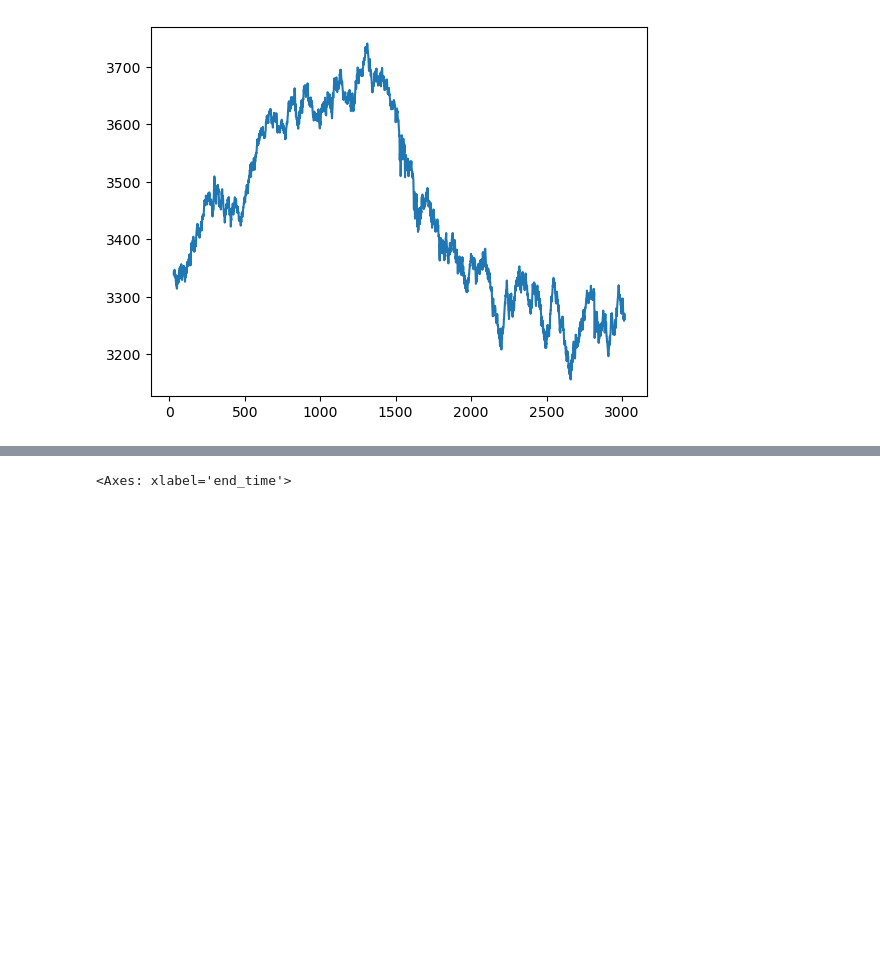
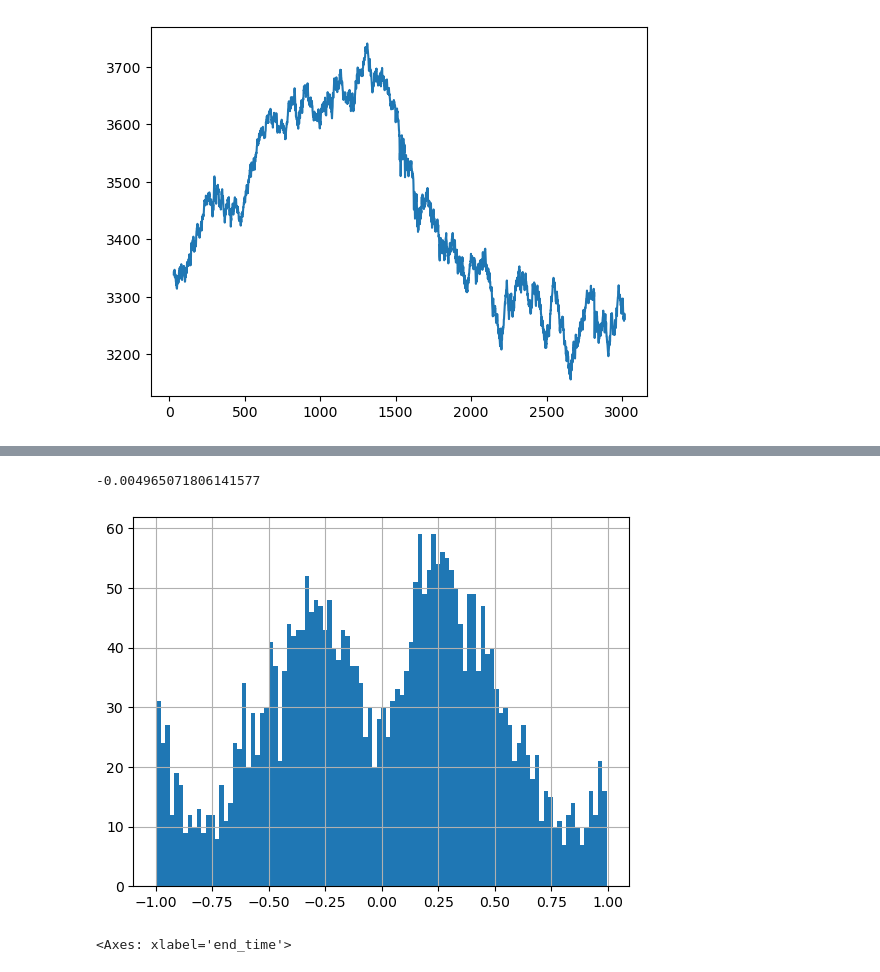
Before and after one commit to aamingaa/crypto-trade, a Jupyter notebook: strategy/fusion/hourly_pipeline.ipynb, the cells around one changed output, grey strips where cells are left out. Drawn from its saved outputs; the diff is of its cells as text; code cells hidden in the pictures; blank space fills up the shorter version.

```diff
--- a/strategy/fusion/hourly_pipeline.ipynb
+++ b/strategy/fusion/hourly_pipeline.ipynb
@@ -1081,5 +1110,29 @@ Index(['int_trade_vwap', 'int_trade_volume_sum', 'int_trade_dollar_sum',
        'interval_end', 'close'],
       dtype='object')
+# %%
+# ofi_roll_sum_max_mean = ta.MA(ofi_roll_sum_max,10)
+# ofi_roll_sum_max_std = ta.STDDEV(ofi_roll_sum_max,10)
+# ofi_roll_sum_max_norm = (ofi_roll_sum_max - ofi_roll_sum_max_mean) / ofi_roll_sum_max_std / 3
+# ofi_roll_sum_max_norm.hist(bins=100)
+
+ofi_roll_sum_max = X2_y_pd.ofi_roll_sum_max
+q1 = ofi_roll_sum_max.rolling(100).quantile(0.10)
+q3 = ofi_roll_sum_max.rolling(100).quantile(0.90)
+iqr = q3 - q1
+upper_bound = q3 + 1.5 * iqr
+lower_bound = q1 - 1.5 * iqr
+ofi_roll_sum_max_clipped = ofi_roll_sum_max.clip(lower_bound, upper_bound)
+# ofi_roll_sum_max_clipped.hist(bins=100)
+
+ofi_roll_sum_max_clipped_mean = ta.MA(ofi_roll_sum_max_clipped,10)
+ofi_roll_sum_max_clipped_std = ta.STDDEV(ofi_roll_sum_max_clipped,10)
+ofi_roll_sum_max_clipped_norm = (ofi_roll_sum_max_clipped - ofi_roll_sum_max_clipped_mean) / ofi_roll_sum_max_clipped_std / 3
+ofi_roll_sum_max_clipped_norm.hist(bins=100)
+
+ofi_roll_sum_max_clipped_norm.corr(X2_y_pd.close)
+# %% [output]
+-0.004965071806141577
+[figure, added]
 # %%
 # X2_y_pd.gof_by_count.hist(bins=100)
 gof_by_count = X2_y_pd.gof_by_count
```
Also changed, not shown: parts of 5 cells of this notebook, 1 other file.
